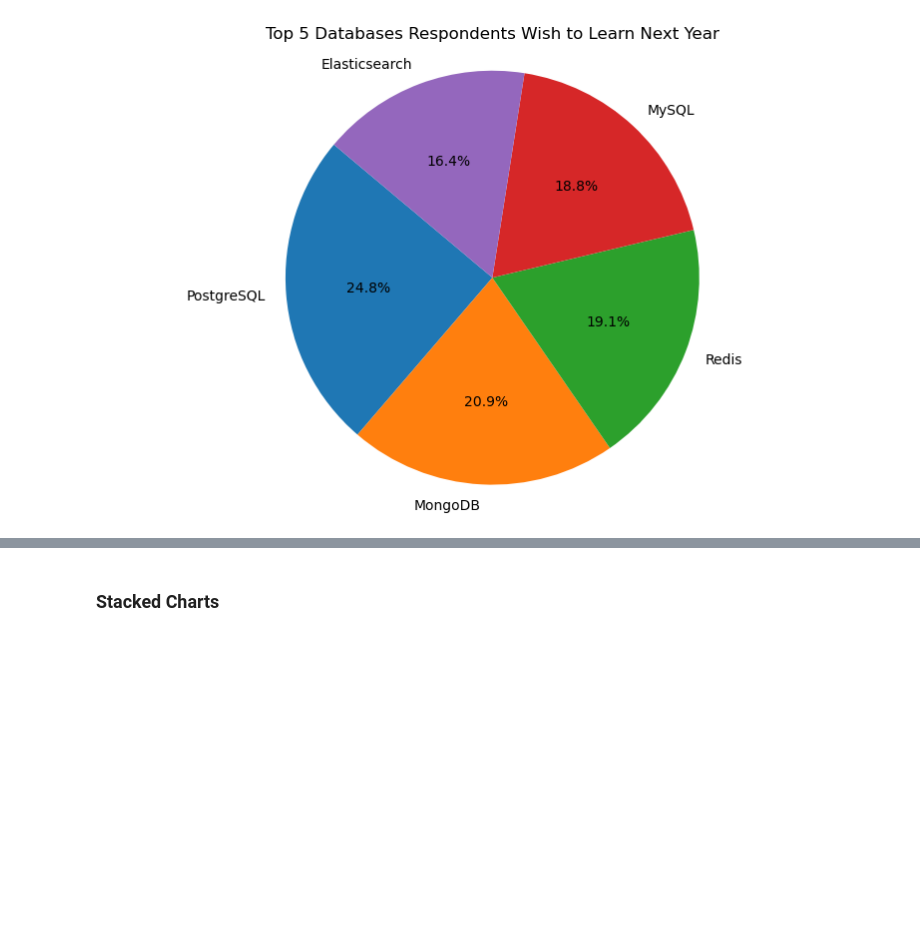
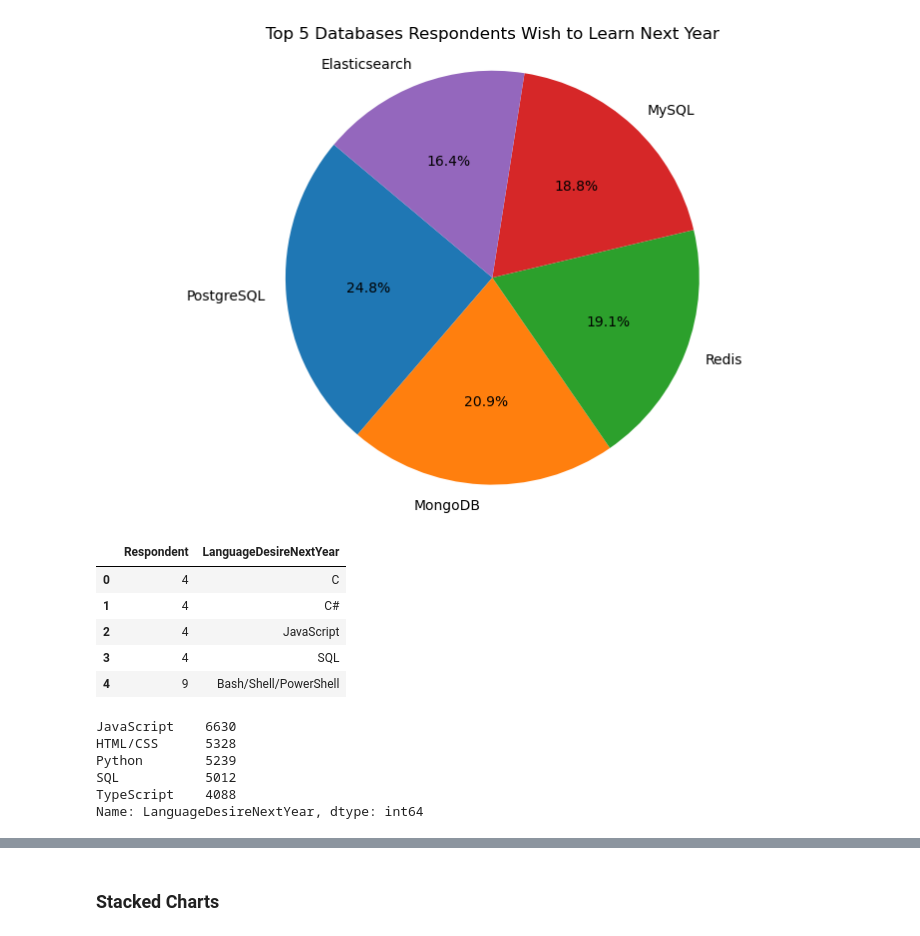
Before and after one commit to rozalskidawid/IBM_Capstone_Project, a Jupyter notebook: M4DataVisualization-lab.ipynb, the cells around one changed output, grey strips where cells are left out. Saved outputs shown, nothing was run; the diff lists cells and outputs as text; code cells hidden in the pictures; blank space fills up the shorter version.

```diff
--- a/M4DataVisualization-lab.ipynb
+++ b/M4DataVisualization-lab.ipynb
@@ -288,3 +288,29 @@ plt.axis('equal')
 plt.show()
 # %% [output]
 [figure]
+# %%
+query = """
+SELECT * FROM LanguageDesireNextYear
+"""
+
+df = pd.read_sql_query(query, conn)
+# %%
+df.head()
+# %% [output]
+|  | Respondent | LanguageDesireNextYear |
+| 0 | 4 | C |
+| 1 | 4 | C# |
+| 2 | 4 | JavaScript |
+| 3 | 4 | SQL |
+| 4 | 9 | Bash/Shell/PowerShell |
+# %%
+lanDes_counts = df['LanguageDesireNextYear'].value_counts()
+top_5_lan = lanDes_counts.head(5)
+top_5_lan
+# %% [output]
+JavaScript    6630
+HTML/CSS      5328
+Python        5239
+SQL           5012
+TypeScript    4088
+Name: LanguageDesireNextYear, dtype: int64
```
Also changed, not shown: parts of 13 cells of this notebook.
